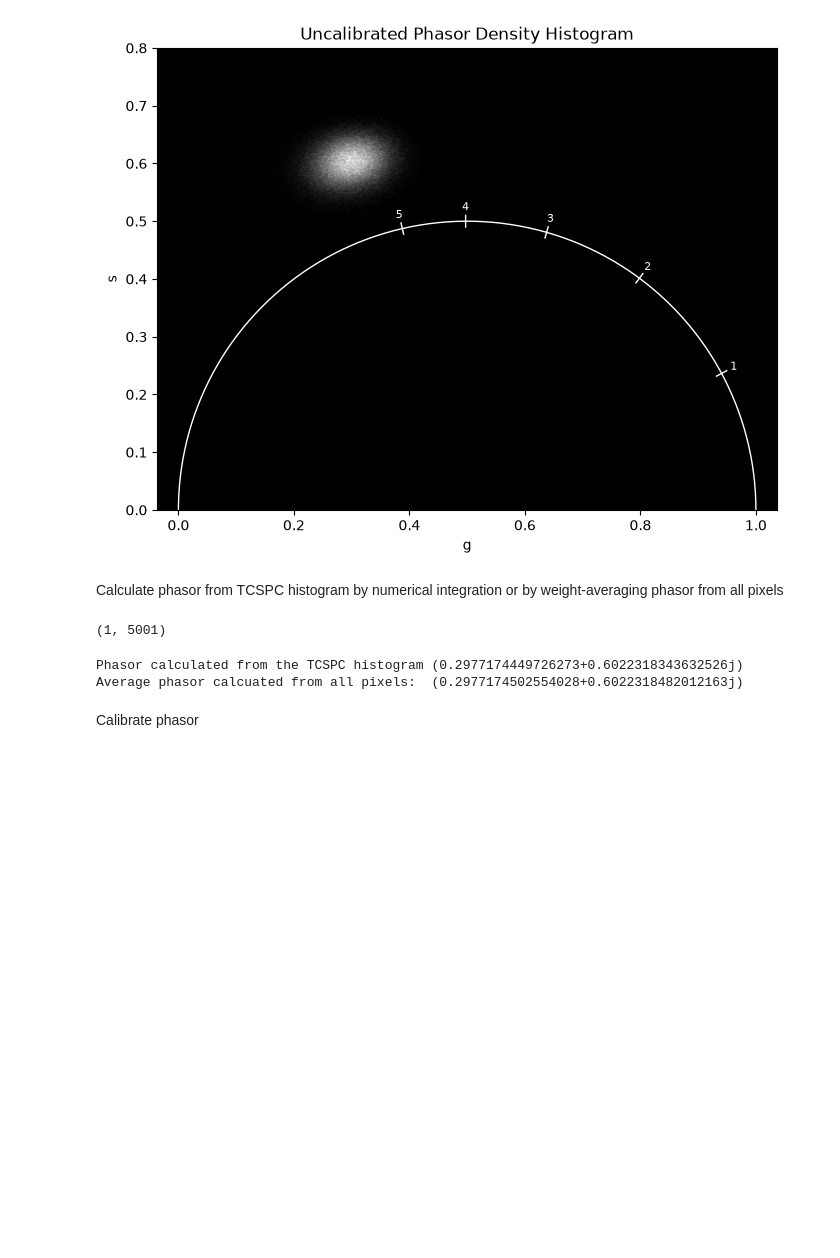
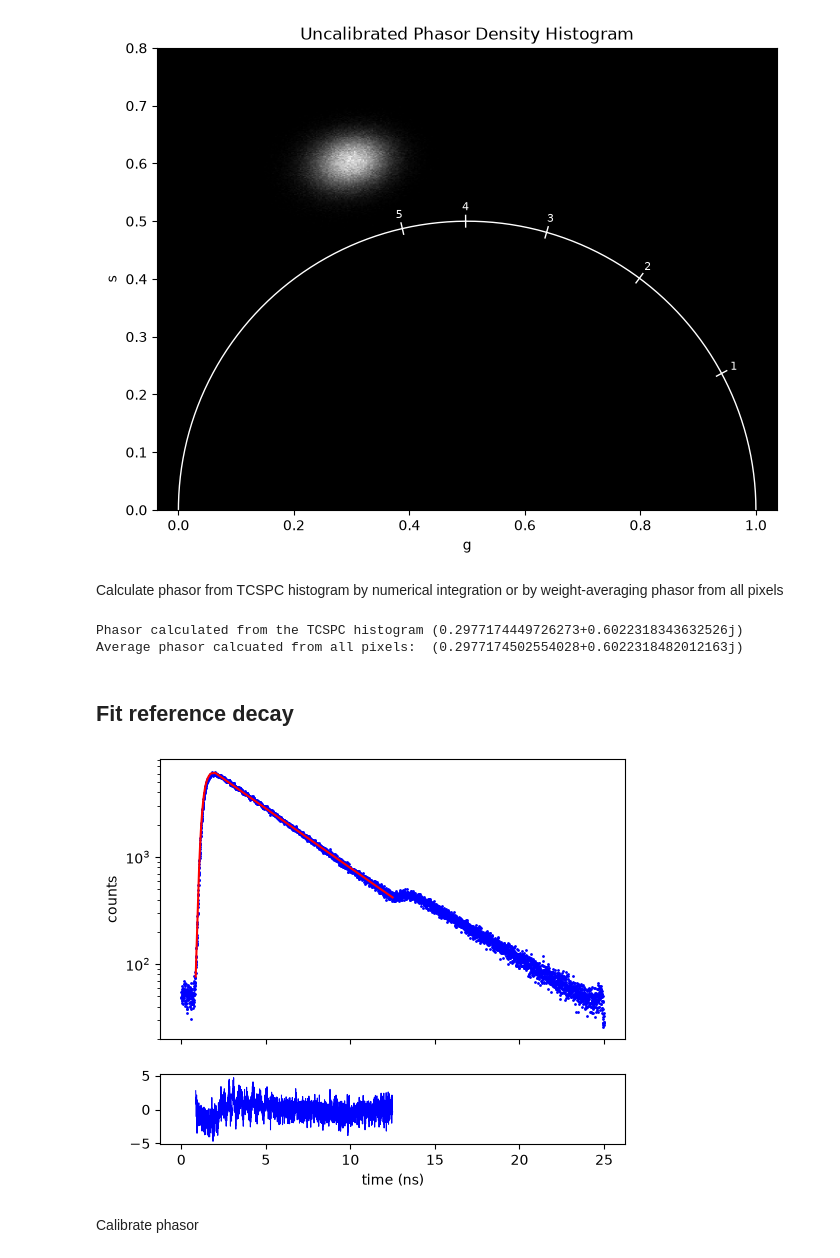
Before and after one commit to panekdal/tttrkit, a Jupyter notebook: examples/src/examples/phasor_calibration.ipynb, the cells around one changed output. Drawn from its saved outputs; the diff is of its cells as text; code cells hidden in the pictures; blank space fills up the shorter version.

```diff
--- a/examples/src/examples/phasor_calibration.ipynb
+++ b/examples/src/examples/phasor_calibration.ipynb
@@ -25,7 +25,7 @@ cfg = ScanConfig(
     lines=500,
     pixels=500,
     line_accumulations= (1,),
-    max_detector=2
+    max_detector=1
     )
 
 reconstructor = ImageReconstructor(
@@ -41,7 +41,7 @@ for chunk in reader.iter_chunks():
     corrected_chunk = corrector.correct(chunk)
     reconstructor.update(corrected_chunk)
 
-result = reconstructor.finalize()
+reference_result = reconstructor.finalize()
 # %% [output]
 Warning: TCSPC channel overflow detected. Max channel: 5028
 Warning: TCSPC channel overflow detected. Max channel: 5027
@@ -112,10 +111,6 @@ Ignoring fixed x limits to fulfill fixed data aspect with adjustable data limits
 [figure]
 # %% [markdown]
 Calculate phasor from TCSPC histogram by numerical integration or by weight-averaging phasor from all pixels
-# %%
-decay.values.shape
-# %% [output]
-(1, 5001)
 # %%
 from tttrkit.analysis.phasor import average_phasor, get_phasor_from_decay
 
@@ -129,6 +124,46 @@ print("Average phasor calcuated from all pixels: ", phasor_from_image)
 # %% [output]
 Phasor calculated from the TCSPC histogram (0.2977174449726273+0.6022318343632526j)
 Average phasor calcuated from all pixels:  (0.2977174502554028+0.6022318482012163j)
+# %% [markdown]
+## Fit reference decay
+# %%
+from tttrkit.analysis.decay import birfi, fit_decay_reconvolution_folded, LifetimeParameters
+
+irf_estimated = birfi(
+    decay=reference_decay,
+    smoothing=10,
+    irf_cutoff=400,
+)
+irf_estimated[:100] = 0
+# %%
+time_axis = reference_result.tcspc_time.values * 1e9
+
+fit_initial_guess = LifetimeParameters(
+    amplitudes=[5000],
+    taus=[4],
+    background=5,
+    shift=0,
+)
+
+fit_result = fit_decay_reconvolution_folded(
+    time_axis=time_axis,
+    decay=reference_decay,
+    irf=irf_estimated,
+    fit_limits_channels=(170,2500),
+    initial_guess=fit_initial_guess,
+    fixed={'B', 'shift'}
+)
+from tttrkit.analysis.visualization import plot_decay_fit, plot_decay
+
+plot_decay_fit(
+    time_axis,
+    reference_decay,
+    fit_result["fit"],
+    fit_result["residuals"],
+    fit_result["limits"],
+)
+# %% [output]
+[figure, added]
 # %% [markdown]
 Calibrate phasor
 # %%
```
Also changed, not shown: parts of 20 cells of this notebook, 3 other files.
